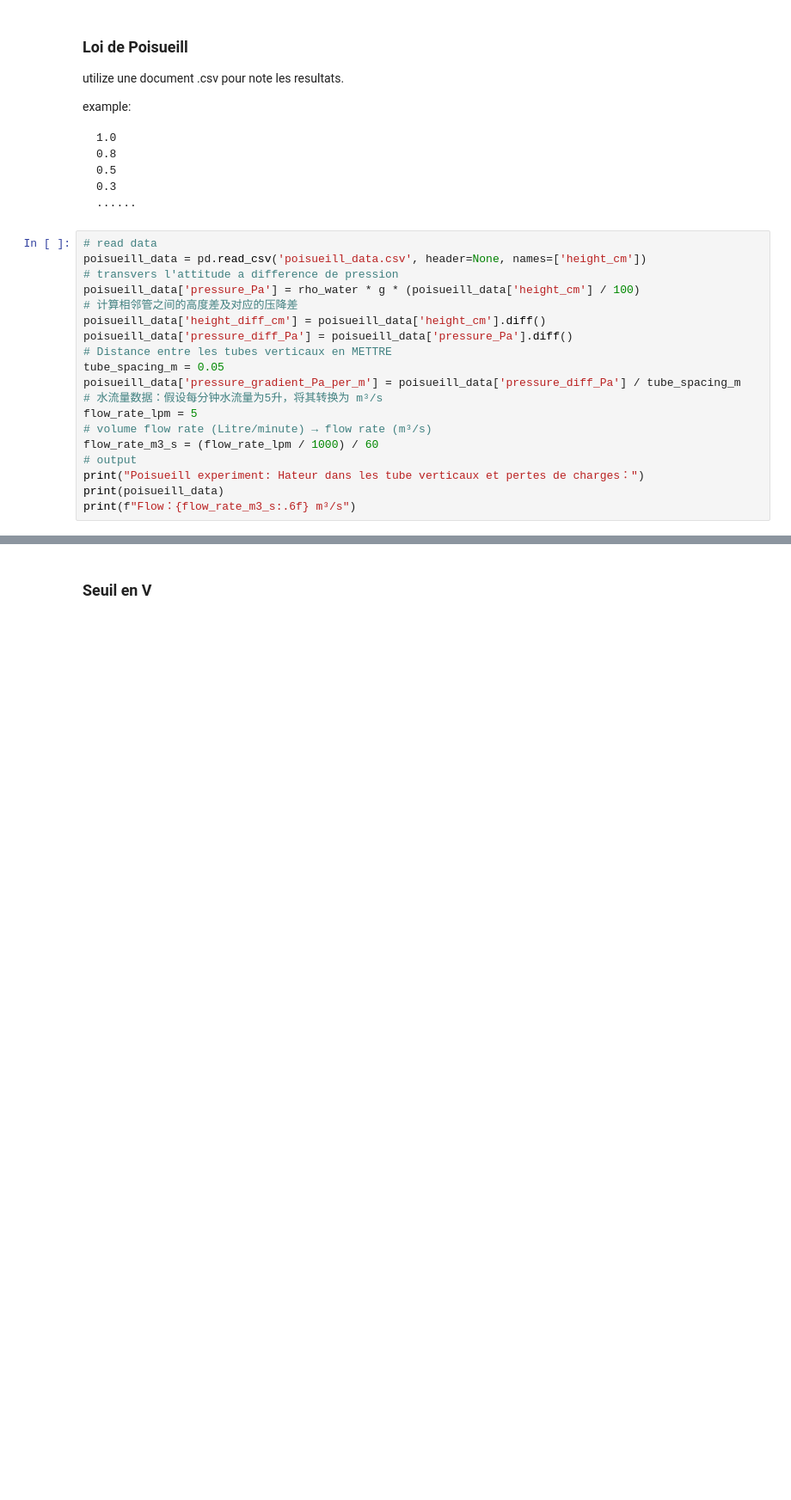
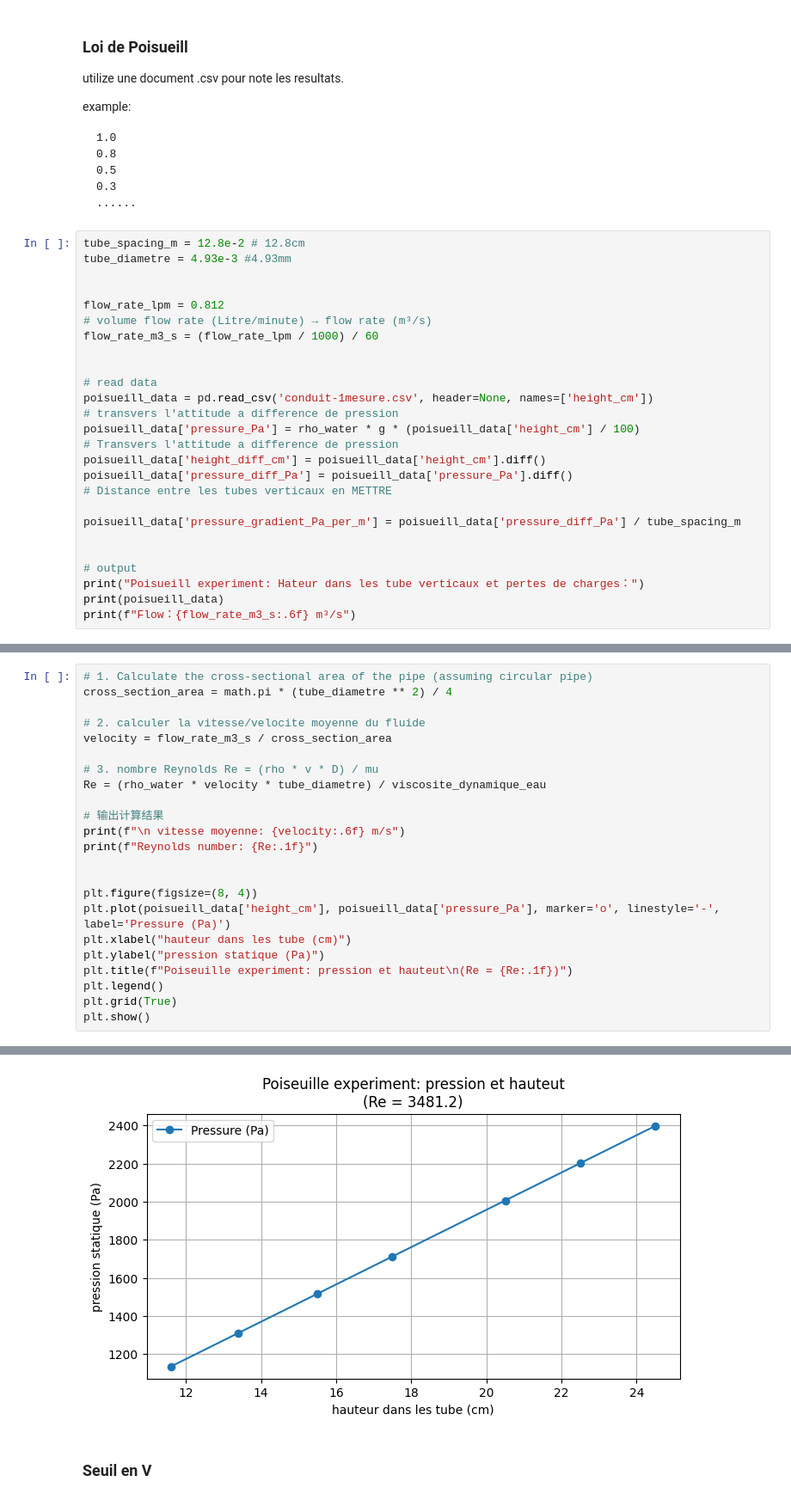
Before and after one commit to nbcongmingdan/TP-MMC-2025, a Jupyter notebook: Analyse_des_resultats.ipynb, the cells around one changed output, grey strips where cells are left out. Shown at 86% size. Saved outputs shown, nothing was run; the diff lists cells and outputs as text; blank space fills up the shorter version.

````diff
--- a/Analyse_des_resultats.ipynb
+++ b/Analyse_des_resultats.ipynb
@@ -93,20 +62,27 @@ example:
 ......
 ```
 # %%
+tube_spacing_m = 12.8e-2 # 12.8cm
+tube_diametre = 4.93e-3 #4.93mm
+
+
+flow_rate_lpm = 0.812
+# volume flow rate (Litre/minute) → flow rate (m³/s)
+flow_rate_m3_s = (flow_rate_lpm / 1000) / 60
+
+
 # read data
-poisueill_data = pd.read_csv('poisueill_data.csv', header=None, names=['height_cm'])
+poisueill_data = pd.read_csv('conduit-1mesure.csv', header=None, names=['height_cm'])
 # transvers l'attitude a difference de pression
 poisueill_data['pressure_Pa'] = rho_water * g * (poisueill_data['height_cm'] / 100)
-# 计算相邻管之间的高度差及对应的压降差
+# Transvers l'attitude a difference de pression
 poisueill_data['height_diff_cm'] = poisueill_data['height_cm'].diff()
 poisueill_data['pressure_diff_Pa'] = poisueill_data['pressure_Pa'].diff()
 # Distance entre les tubes verticaux en METTRE
-tube_spacing_m = 0.05
+
 poisueill_data['pressure_gradient_Pa_per_m'] = poisueill_data['pressure_diff_Pa'] / tube_spacing_m
-# 水流量数据：假设每分钟水流量为5升，将其转换为 m³/s
-flow_rate_lpm = 5
-# volume flow rate (Litre/minute) → flow rate (m³/s)
-flow_rate_m3_s = (flow_rate_lpm / 1000) / 60
+
+
 # output
 print("Poisueill experiment: Hateur dans les tube verticaux et pertes de charges：")
 print(poisueill_data)
@@ -113,0 +110,24 @@ print(f"Flow：{flow_rate_m3_s:.6f} m³/s")
+# %%
+# 1. Calculate the cross-sectional area of the pipe (assuming circular pipe)
+cross_section_area = math.pi * (tube_diametre ** 2) / 4
+
+# 2. calculer la vitesse/velocite moyenne du fluide
+velocity = flow_rate_m3_s / cross_section_area
+
+# 3. nombre Reynolds Re = (rho * v * D) / mu
+Re = (rho_water * velocity * tube_diametre) / viscosite_dynamique_eau
+
+# 输出计算结果
+print(f"\n vitesse moyenne: {velocity:.6f} m/s")
+print(f"Reynolds number: {Re:.1f}")
+
+
+plt.figure(figsize=(8, 4))
+plt.plot(poisueill_data['height_cm'], poisueill_data['pressure_Pa'], marker='o', linestyle='-', label='Pressure (Pa)')
+plt.xlabel("hauteur dans les tube (cm)")
+plt.ylabel("pression statique (Pa)")
+plt.title(f"Poiseuille experiment: pression et hauteut\n(Re = {Re:.1f})")
+plt.legend()
+plt.grid(True)
+plt.show()
+# %% [output]
@@ -114,2 +136,3 @@ print(f"Flow：{flow_rate_m3_s:.6f} m³/s")
+[figure, added]
 # %% [markdown]
 ### Seuil en V
````
Also changed, not shown: parts of 16 cells of this notebook, 7 other files.
